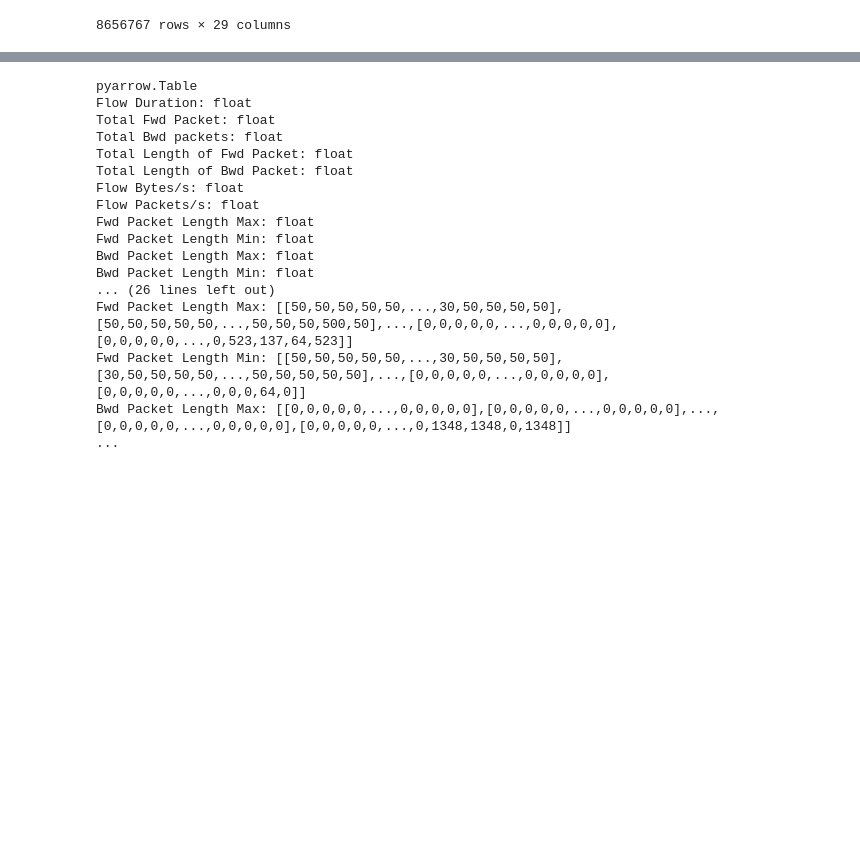
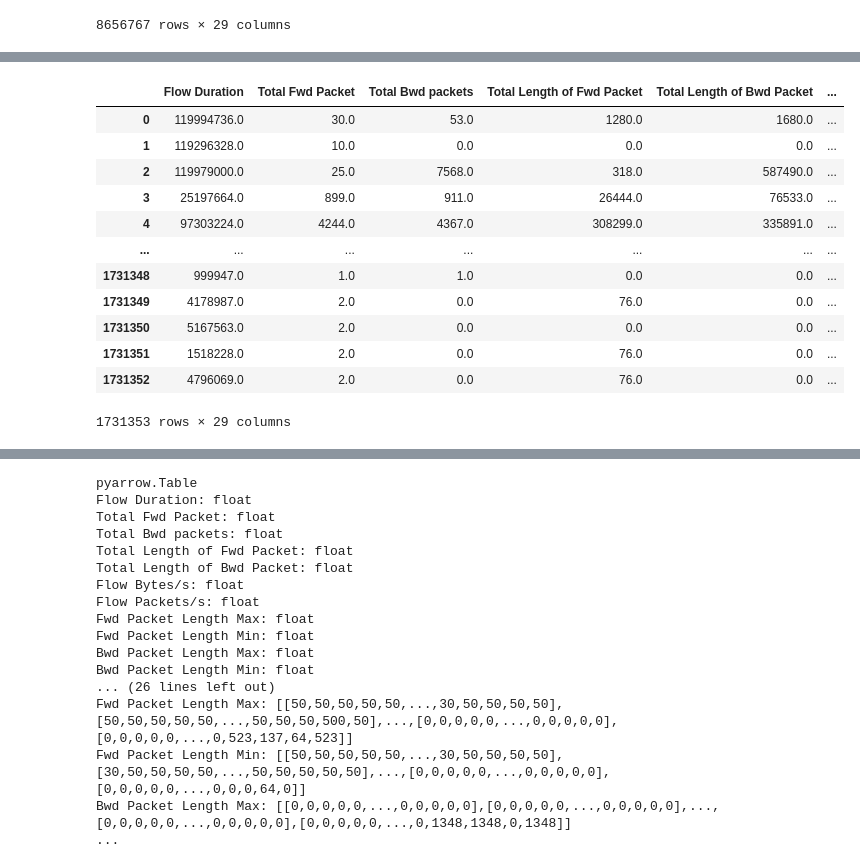
Before and after one commit to tsamo13/Data-Mining-Project, a Jupyter notebook: main.ipynb, the cells around one changed output, grey strips where cells are left out. Cells and saved outputs as stored; diff of their text form; code cells hidden in the pictures; blank space fills up the shorter version.

```diff
--- a/main.ipynb
+++ b/main.ipynb
@@ -401,3 +417,21 @@ Note: you may need to restart the kernel to use updated packages.
+# %%
+df  = pd.read_parquet("data/stratified.parquet")
+# %%
+df
+# %% [output]
+|  | Flow Duration | Total Fwd Packet | Total Bwd packets | Total Length of Fwd Packet | Total Length of Bwd Packet | ... |
+| 0 | 119994736.0 | 30.0 | 53.0 | 1280.0 | 1680.0 | ... |
+| 1 | 119296328.0 | 10.0 | 0.0 | 0.0 | 0.0 | ... |
+| 2 | 119979000.0 | 25.0 | 7568.0 | 318.0 | 587490.0 | ... |
+| 3 | 25197664.0 | 899.0 | 911.0 | 26444.0 | 76533.0 | ... |
+| 4 | 97303224.0 | 4244.0 | 4367.0 | 308299.0 | 335891.0 | ... |
+| ... | ... | ... | ... | ... | ... | ... |
+| 1731348 | 999947.0 | 1.0 | 1.0 | 0.0 | 0.0 | ... |
+| 1731349 | 4178987.0 | 2.0 | 0.0 | 76.0 | 0.0 | ... |
+| 1731350 | 5167563.0 | 2.0 | 0.0 | 0.0 | 0.0 | ... |
+| 1731351 | 1518228.0 | 2.0 | 0.0 | 76.0 | 0.0 | ... |
+| 1731352 | 4796069.0 | 2.0 | 0.0 | 76.0 | 0.0 | ... |
+1731353 rows × 29 columns
 # %%
 import pyarrow.parquet as pq
 import pandas as pd
```
Also changed, not shown: parts of 7 cells of this notebook, 2 other files.
